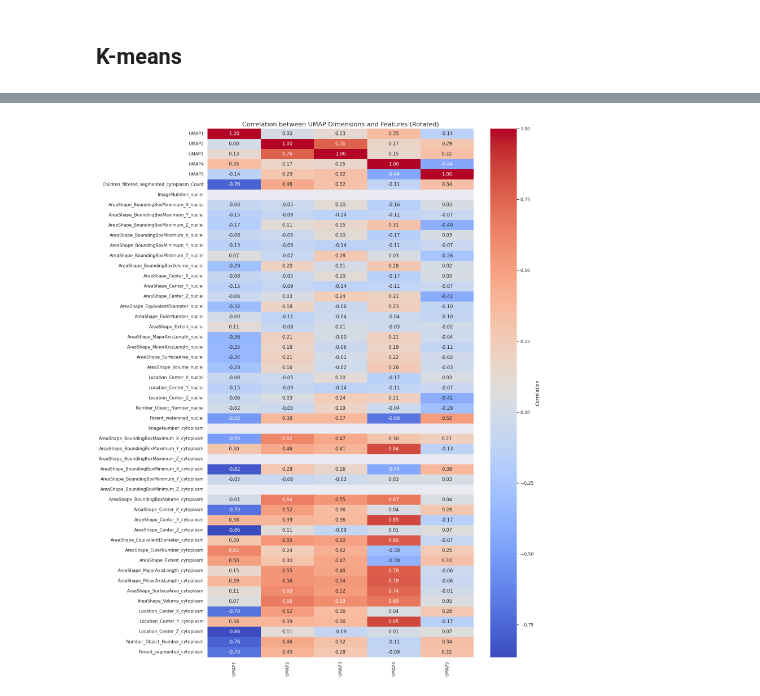
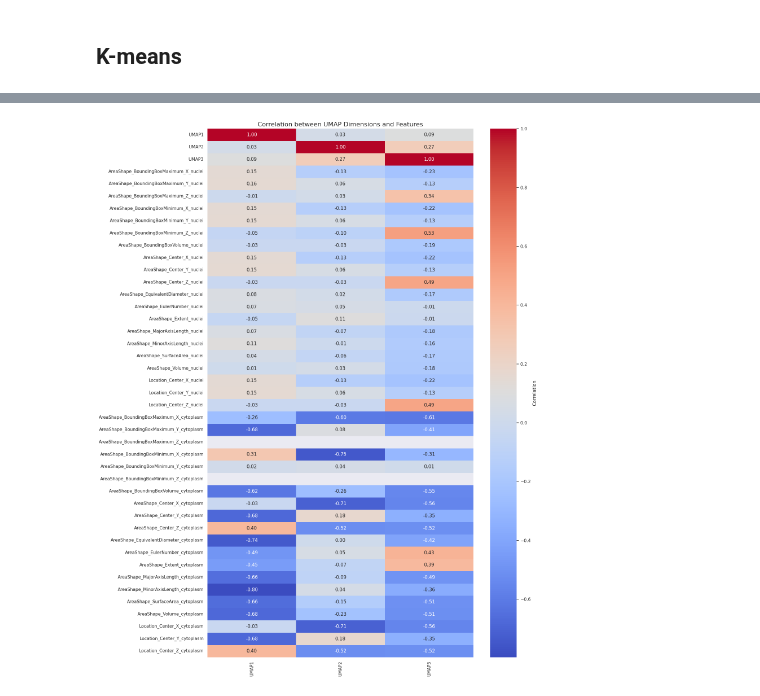
Before and after one commit to imAIgeneLAB/virtual_multiplexing, a Jupyter notebook: analysis/analysis.ipynb, the cells around one changed output, grey strips where cells are left out. Saved outputs shown, nothing was run; the diff lists cells and outputs as text; code cells hidden in the pictures.

```diff
--- a/analysis/analysis.ipynb
+++ b/analysis/analysis.ipynb
@@ -70,6 +70,7 @@ display(cytoplasm)
 1277 rows × 24 columns
 # %%
 nuclei_cytoplasm = pd.merge(nuclei, cytoplasm, left_on = 'Children_filtered_segmented_cytoplasm_Count', right_on = 'ObjectNumber', suffixes = ('_nuclei', '_cytoplasm'))
+nuclei_cytoplasm = nuclei_cytoplasm.drop(columns=['Children_filtered_segmented_cytoplasm_Count', 'Parent_segmented_cytoplasm', 'Parent_watershed_nuclei', 'ImageNumber_nuclei', 'Number_Object_Number_nuclei', 'ImageNumber_cytoplasm', 'Number_Object_Number_cytoplasm'])
 # %%
 display(nuclei_cytoplasm)
 # %% [output]
@@ -135,5 +134,5 @@ plt.show()
 # %%
-pca = PCA(n_components = 5)
+pca = PCA(n_components = 3)
 # %%
 pca.fit(nuclei_cytoplasm_std)
 # %% [output]
@@ -223,7 +234,7 @@ fig.write_html('/app/html/4-pca_kmeans.html')
 # %%
 n_neighbors =5
 min_dist =1
-n_components = 5
+n_components = 3
 local_connectivity = 0.1
 spread =1
 random_state = 42
@@ -245,2 +254,22 @@ fig_3d.write_html('/app/html/5-umap_3d.html')
 # %% [markdown]
 ## K-means
+# %%
+inertia = []
+k_range = range(1, 11)  # Probar con 1 a 10 clústeres
+
+for k in k_range:
+    kmeans = KMeans(n_clusters=k, random_state=0)
+    kmeans.fit(umap_result_3d)
+    inertia.append(kmeans.inertia_)
+
+plt.plot(k_range, inertia, marker = 'o', color='black')
+
+plt.xlabel('Number of clusters')
+plt.ylabel('Inertia')
+plt.title('K-means with UMap')
+
+plt.xlim(0, 11)
+
+plt.savefig('/app/html/6-kmeans_umap.svg', format='svg')
+
+plt.show()
@@ -264,24 +308,24 @@ fig.write_html('/app/html/6-umap_kmeans.html')
 # %%
 # Crear un DataFrame con las dimensiones UMAP
-df_umap = pd.DataFrame(umap_result_3d, columns=['UMAP1', 'UMAP2', 'UMAP3', 'UMAP4', 'UMAP5'])
+df_umap = pd.DataFrame(umap_result_3d, columns=['UMAP1', 'UMAP2', 'UMAP3'])
 
 # Concatenar las características originales para calcular correlaciones
 df_umap_features = pd.concat([df_umap, nuclei_cytoplasm.reset_index(drop=True)], axis=1)
 
 # Calcular la matriz de correlación entre las dimensiones UMAP y las características originales
-corr_matrix = df_umap_features.corr().loc['UMAP1':'UMAP5', :]
+corr_matrix = df_umap_features.corr().loc['UMAP1':'UMAP3', :]
 
 # Transponer la matriz de correlación para girar el heatmap 90 grados
 corr_matrix_transposed = corr_matrix.T
 
 # Crear el heatmap de correlación girado con un tamaño más largo
 plt.figure(figsize=(16, 20))  # Ajusta el tamaño (ancho x alto) para hacerlo más largo
 sns.heatmap(corr_matrix_transposed, cmap='coolwarm', annot=True, fmt=".2f", cbar_kws={'label': 'Correlation'})
-plt.title('Correlation between UMAP Dimensions and Features (Rotated)', fontsize=16)
+plt.title('Correlation between UMAP Dimensions and Features', fontsize=16)
 plt.xticks(rotation=90)  # Rota las etiquetas del eje X si es necesario
 plt.yticks(rotation=0)  # Mantiene las etiquetas del eje Y en orientación normal
 plt.tight_layout()  # Ajusta el layout para que no haya recortes
-plt.savefig('/app/html/7-umap_correlation_heatmap.svg', format='svg')
+plt.savefig('/app/html/8-umap_correlation_heatmap.svg', format='svg')
 plt.show()
 # %% [output]
-[figure, old version]
+[figure, new version]
```
Also changed, not shown: parts of 17 cells of this notebook, 1 other file.
